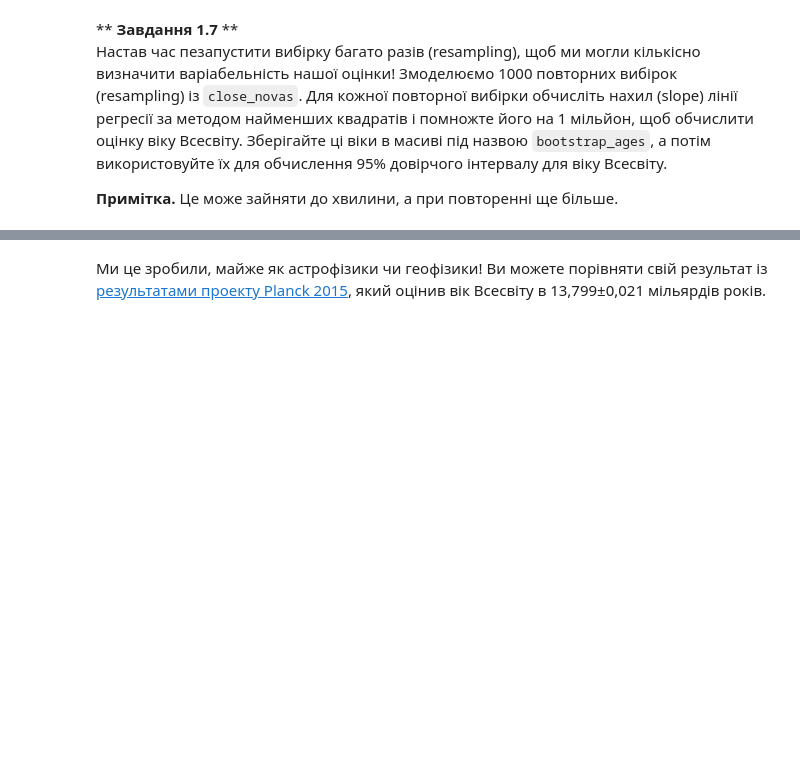
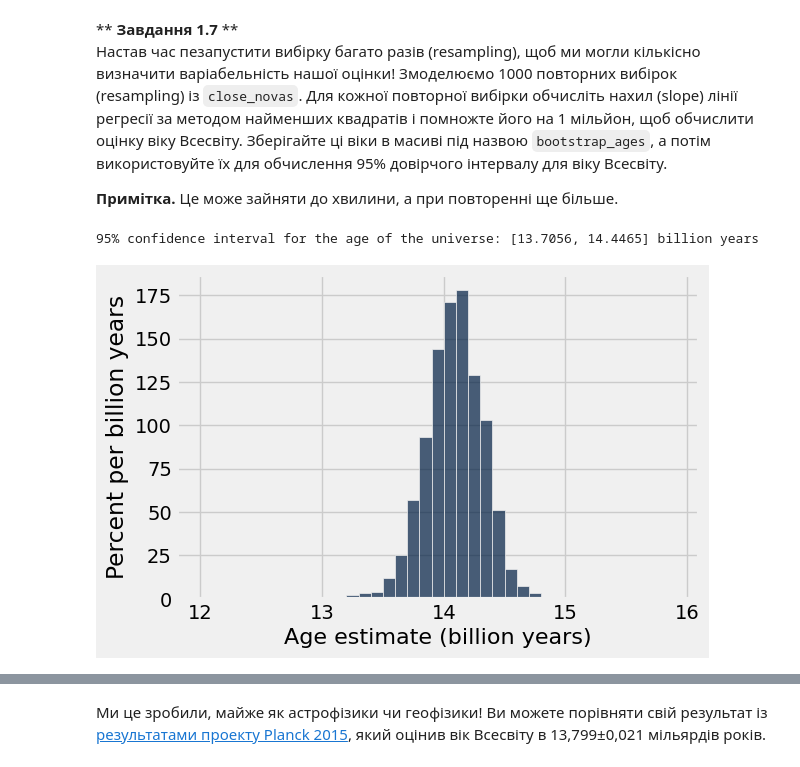
Before and after one commit to mashaven/sheva-stats, a Jupyter notebook: task-4/pr4_5/pr4_5.ipynb, the cells around one changed output, grey strips where cells are left out. Drawn from its saved outputs; the diff is of its cells as text; code cells hidden in the pictures; blank space fills up the shorter version.

```diff
--- a/task-4/pr4_5/pr4_5.ipynb
+++ b/task-4/pr4_5/pr4_5.ipynb
@@ -270,11 +310,15 @@ Table().with_columns("Speed (parsecs/year)",
 # %%
 bootstrap_ages = make_array()
 for i in np.arange(1000):
-    bootstrap_ages = ...
+    bootstrap_ages = np.append(bootstrap_ages, fit_line(close_novas.sample())[0] * 1e+6)
+bootstrap_ages.sort()
 
-lower_end = ...
-upper_end = ...
+lower_end = bootstrap_ages[round(len(bootstrap_ages)*.05)]
+upper_end = bootstrap_ages[round(len(bootstrap_ages)*.95)]
 Table().with_column("Age estimate", bootstrap_ages*1e-9).hist(bins=np.arange(12, 16, .1), unit="billion years")
 print("95% confidence interval for the age of the universe: [{:g}, {:g}] billion years".format(lower_end*1e-9, upper_end*1e-9))
+# %% [output]
+95% confidence interval for the age of the universe: [13.7056, 14.4465] billion years
+[figure, added]
 # %%
 check('tests/q1_7.py')
```
Also changed, not shown: parts of 19 cells of this notebook.
